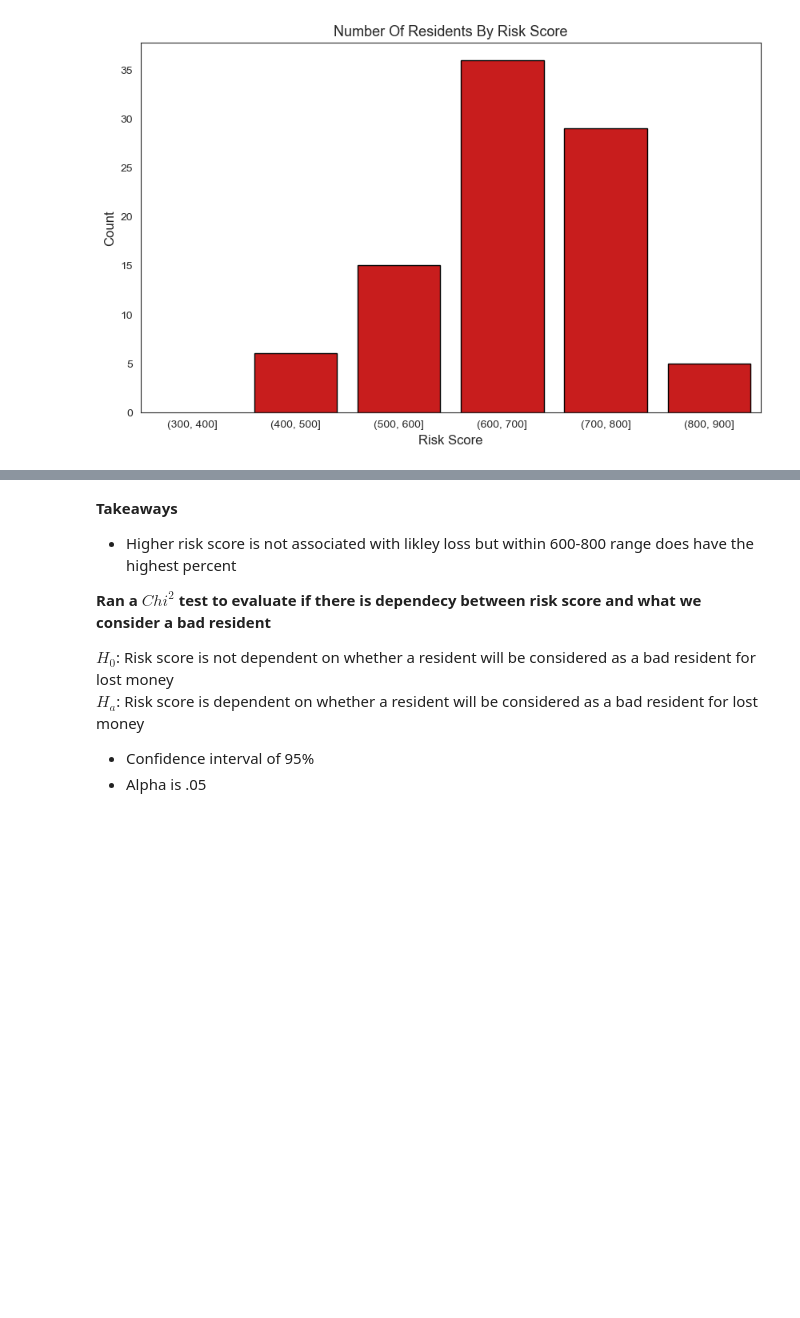
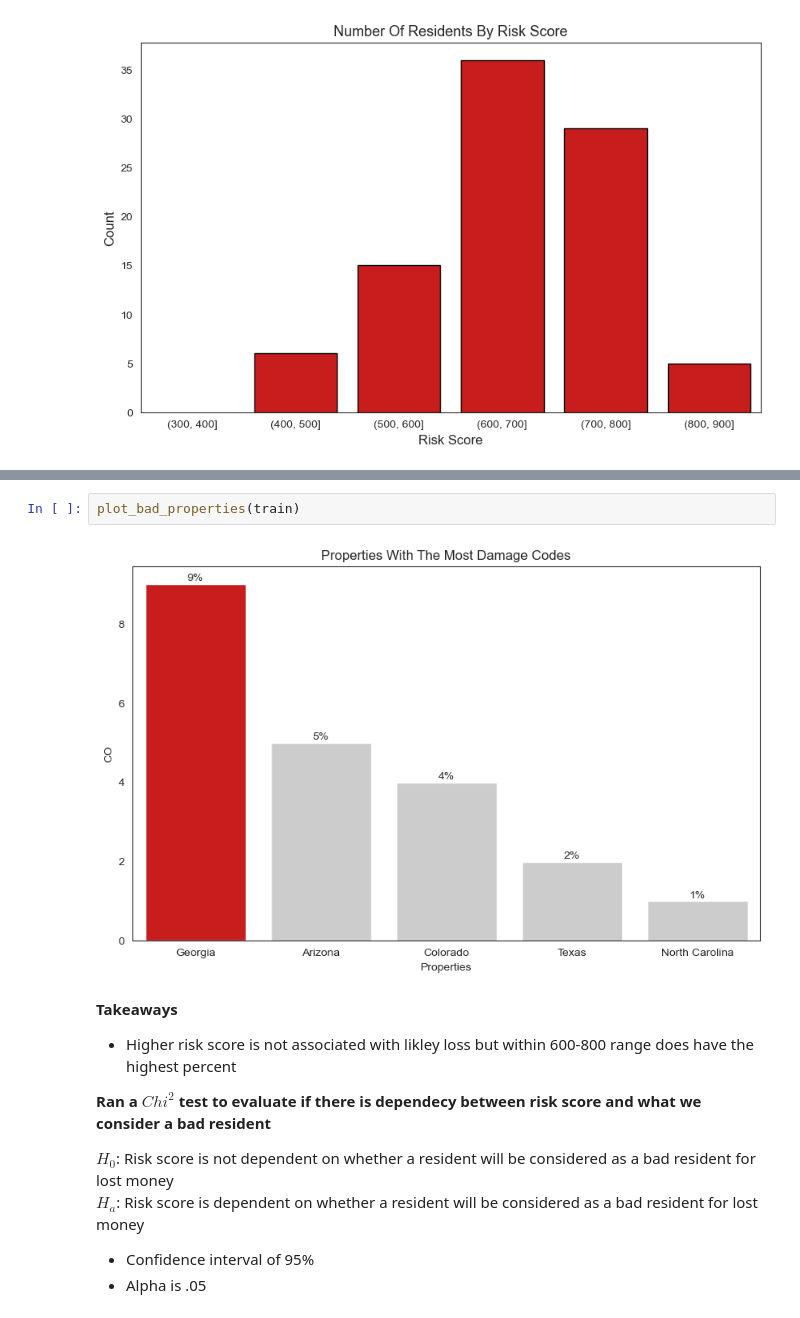
Before and after one commit to Project-DANE/DANE, a Jupyter notebook: final_notebook.ipynb, the cells around one changed output, grey strips where cells are left out. Saved outputs shown, nothing was run; the diff lists cells and outputs as text; blank space fills up the shorter version.

```diff
--- a/final_notebook.ipynb
+++ b/final_notebook.ipynb
@@ -174,3 +221,7 @@ e.countplot_a(train, 'risk_score', color = '#E50000')
+# %%
+plot_bad_properties(train)
+# %% [output]
+[figure, added]
 # %% [markdown]
 **Takeaways**
 
```
Also changed, not shown: parts of 8 cells of this notebook, 2 other files.
